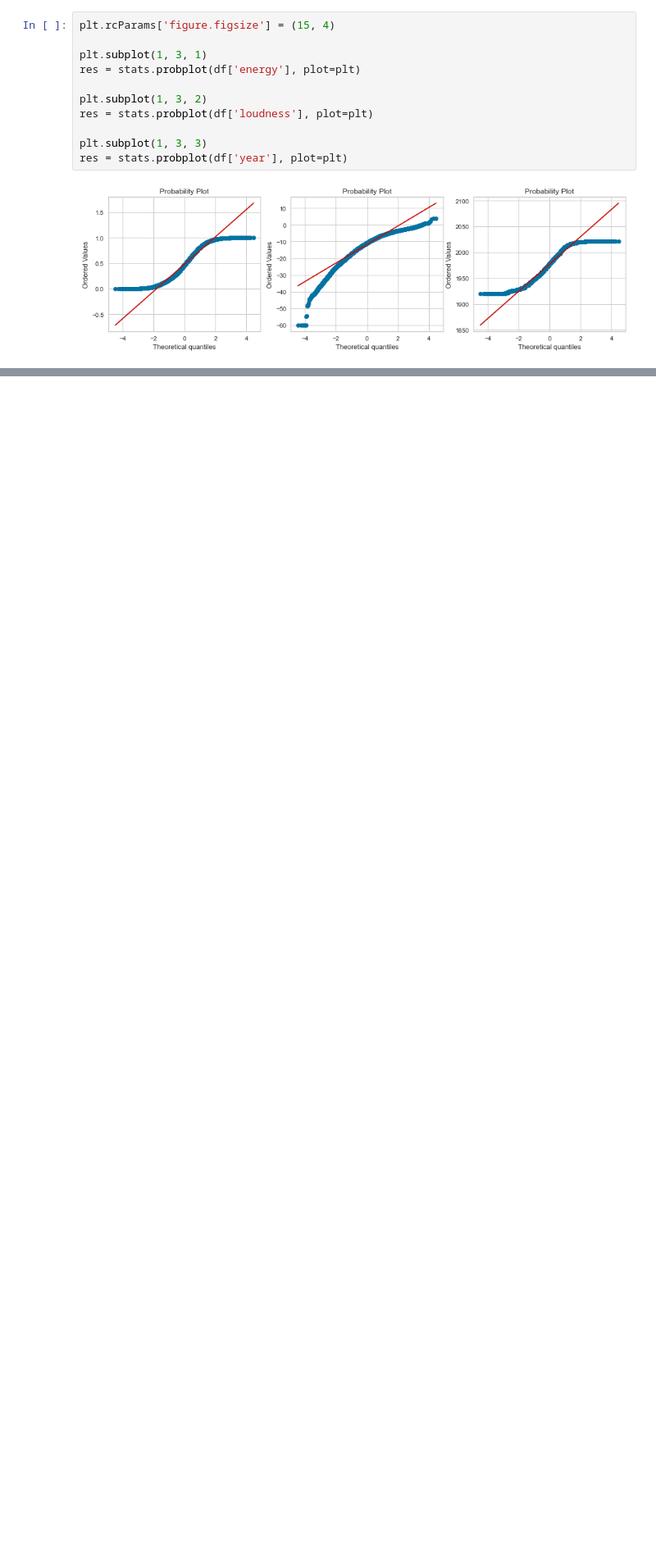
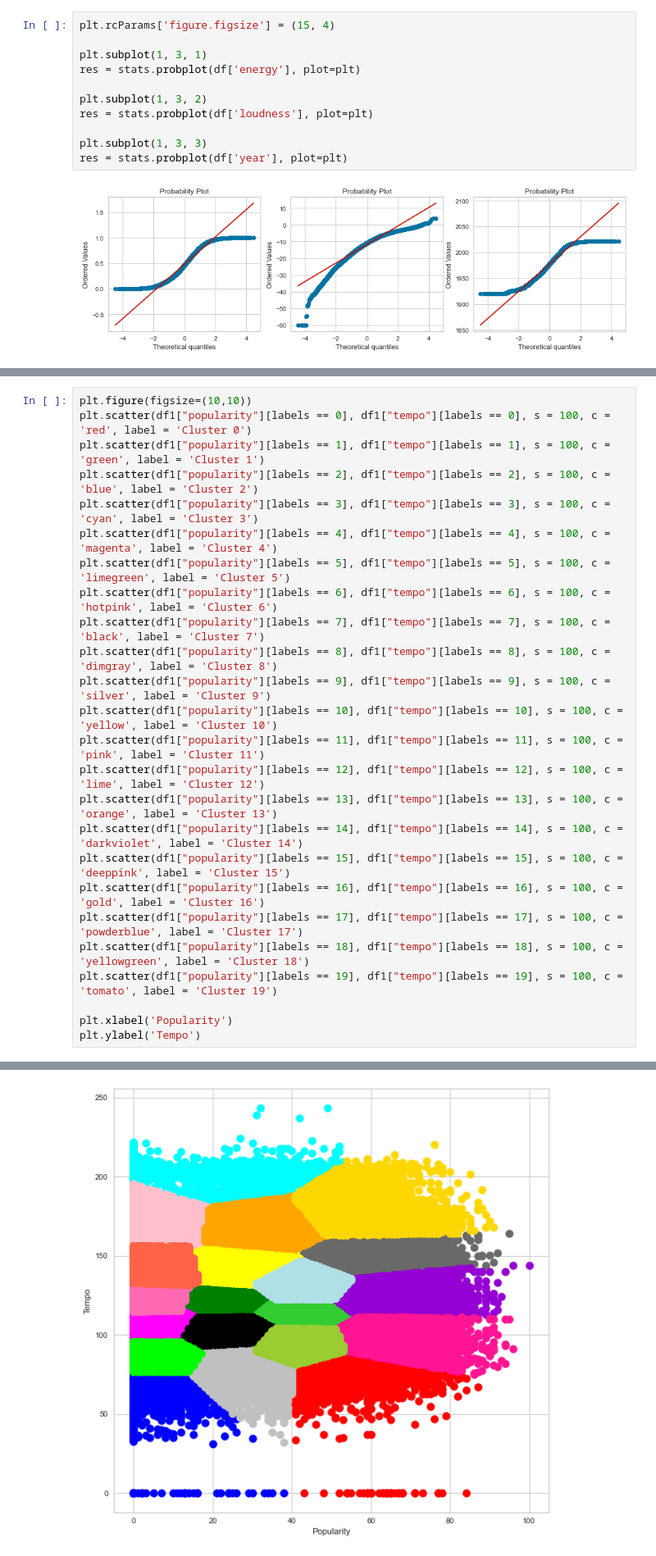
Before and after one commit to IrenaDJ/masinsko-ucenje, a Jupyter notebook: ML - Drugi domaci zadatak.ipynb, the cells around one changed output, grey strips where cells are left out. Shown at 82% size. Drawn from its saved outputs; the diff is of its cells as text; blank space fills up the shorter version.

```diff
--- a/ML - Drugi domaci zadatak.ipynb
+++ b/ML - Drugi domaci zadatak.ipynb
@@ -281,0 +330,26 @@ res = stats.probplot(df['year'], plot=plt)
+# %%
+plt.figure(figsize=(10,10))
+plt.scatter(df1["popularity"][labels == 0], df1["tempo"][labels == 0], s = 100, c = 'red', label = 'Cluster 0')
+plt.scatter(df1["popularity"][labels == 1], df1["tempo"][labels == 1], s = 100, c = 'green', label = 'Cluster 1')
+plt.scatter(df1["popularity"][labels == 2], df1["tempo"][labels == 2], s = 100, c = 'blue', label = 'Cluster 2')
+plt.scatter(df1["popularity"][labels == 3], df1["tempo"][labels == 3], s = 100, c = 'cyan', label = 'Cluster 3')
+plt.scatter(df1["popularity"][labels == 4], df1["tempo"][labels == 4], s = 100, c = 'magenta', label = 'Cluster 4')
+plt.scatter(df1["popularity"][labels == 5], df1["tempo"][labels == 5], s = 100, c = 'limegreen', label = 'Cluster 5')
+plt.scatter(df1["popularity"][labels == 6], df1["tempo"][labels == 6], s = 100, c = 'hotpink', label = 'Cluster 6')
+plt.scatter(df1["popularity"][labels == 7], df1["tempo"][labels == 7], s = 100, c = 'black', label = 'Cluster 7')
+plt.scatter(df1["popularity"][labels == 8], df1["tempo"][labels == 8], s = 100, c = 'dimgray', label = 'Cluster 8')
+plt.scatter(df1["popularity"][labels == 9], df1["tempo"][labels == 9], s = 100, c = 'silver', label = 'Cluster 9')
+plt.scatter(df1["popularity"][labels == 10], df1["tempo"][labels == 10], s = 100, c = 'yellow', label = 'Cluster 10')
+plt.scatter(df1["popularity"][labels == 11], df1["tempo"][labels == 11], s = 100, c = 'pink', label = 'Cluster 11')
+plt.scatter(df1["popularity"][labels == 12], df1["tempo"][labels == 12], s = 100, c = 'lime', label = 'Cluster 12')
+plt.scatter(df1["popularity"][labels == 13], df1["tempo"][labels == 13], s = 100, c = 'orange', label = 'Cluster 13')
+plt.scatter(df1["popularity"][labels == 14], df1["tempo"][labels == 14], s = 100, c = 'darkviolet', label = 'Cluster 14')
+plt.scatter(df1["popularity"][labels == 15], df1["tempo"][labels == 15], s = 100, c = 'deeppink', label = 'Cluster 15')
+plt.scatter(df1["popularity"][labels == 16], df1["tempo"][labels == 16], s = 100, c = 'gold', label = 'Cluster 16')
+plt.scatter(df1["popularity"][labels == 17], df1["tempo"][labels == 17], s = 100, c = 'powderblue', label = 'Cluster 17')
+plt.scatter(df1["popularity"][labels == 18], df1["tempo"][labels == 18], s = 100, c = 'yellowgreen', label = 'Cluster 18')
+plt.scatter(df1["popularity"][labels == 19], df1["tempo"][labels == 19], s = 100, c = 'tomato', label = 'Cluster 19')
+
+plt.xlabel('Popularity')
+plt.ylabel('Tempo')
+# %% [output]
@@ -281,0 +357 @@ res = stats.probplot(df['year'], plot=plt)
+[figure, added]
```
Also changed, not shown: parts of 19 cells of this notebook.
